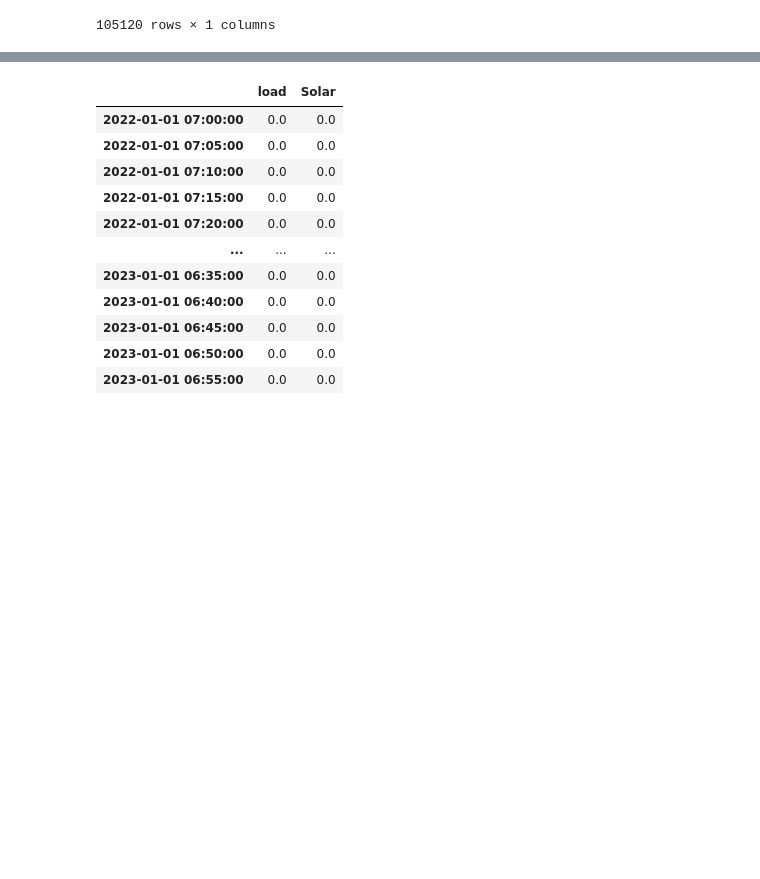
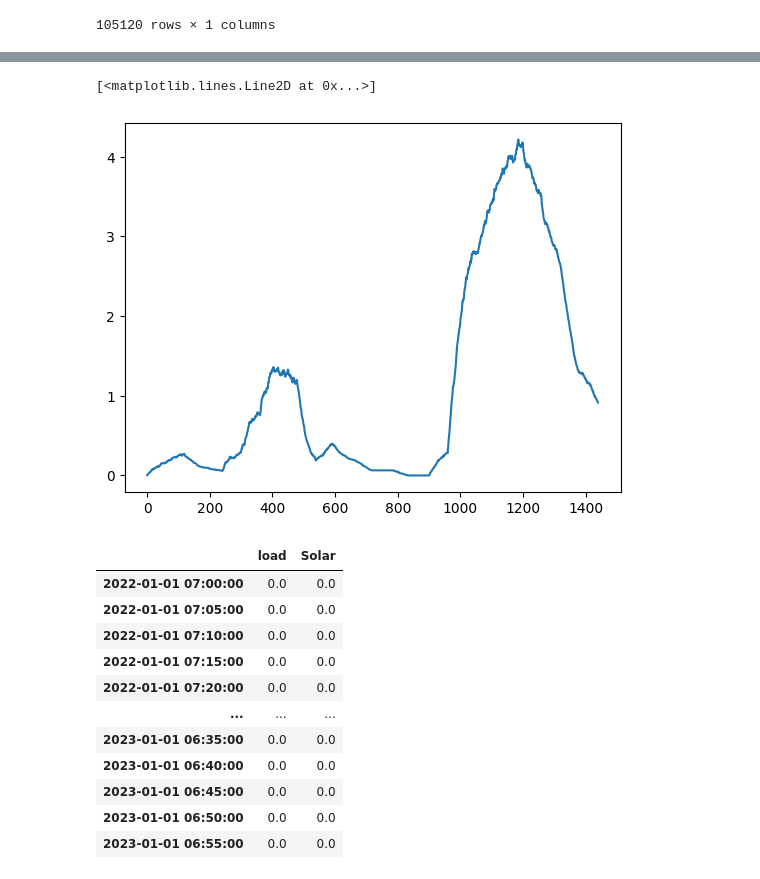
Before and after one commit to Shai670/Residential_consumption_modeling, a Jupyter notebook: battery04.09.ipynb, the cells around one changed output, grey strips where cells are left out. Drawn from its saved outputs; the diff is of its cells as text; code cells hidden in the pictures; blank space fills up the shorter version.

```diff
--- a/battery04.09.ipynb
+++ b/battery04.09.ipynb
@@ -135,4 +135,9 @@ load
 525600 rows × 1 columns
+# %%
+plt.plot(np.array(profile_dataset).mean(axis=0))
+# %% [output]
+[<matplotlib.lines.Line2D at 0x...>]
+[figure, added]
 # %%
 class battery:
 
```
Also changed, not shown: parts of 4 cells of this notebook.
